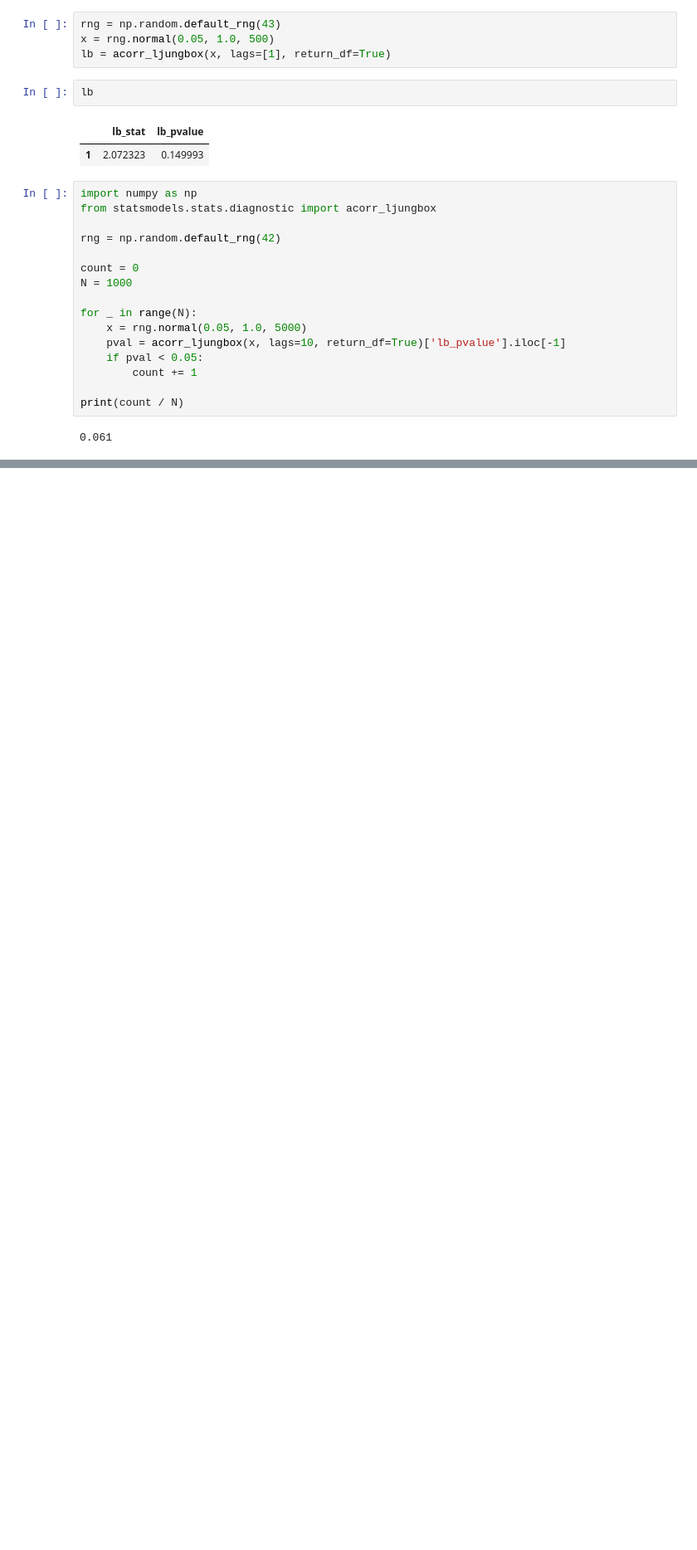
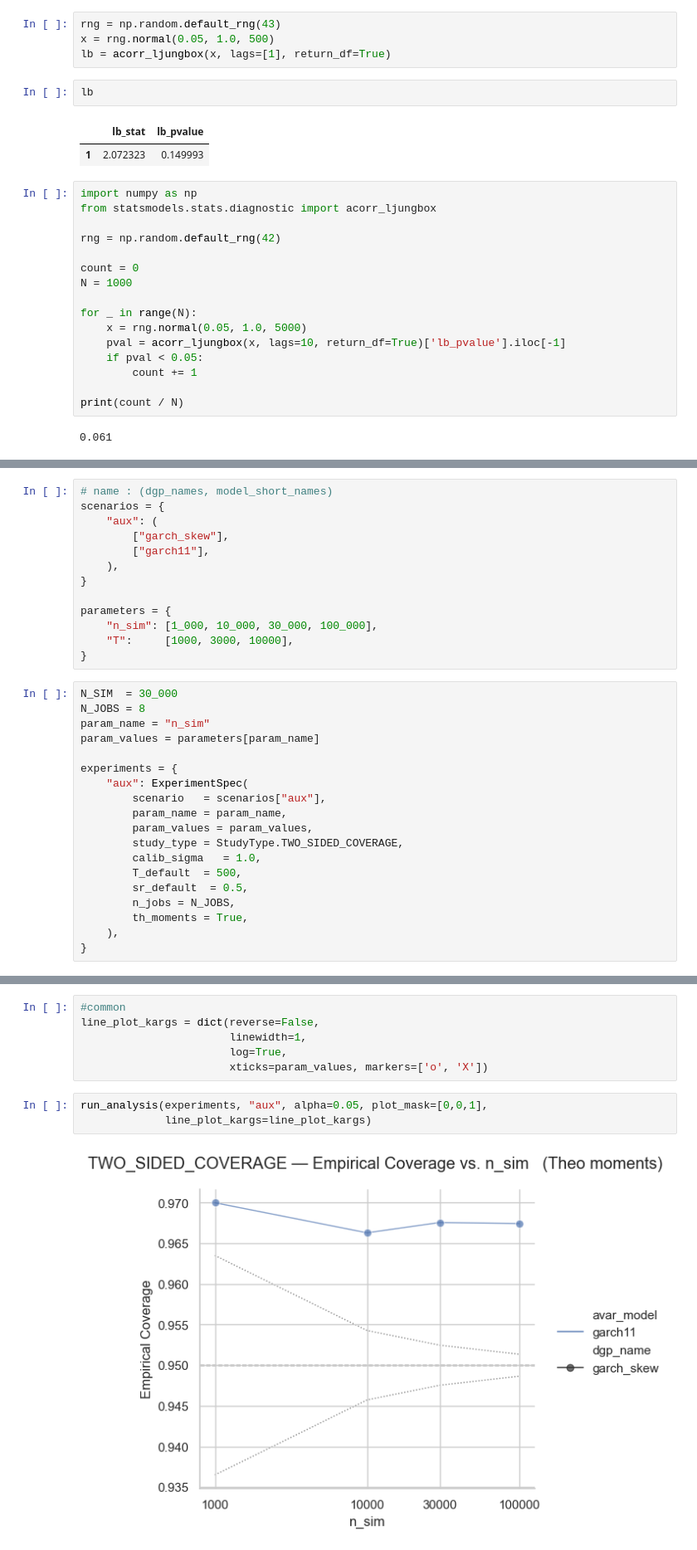
Before and after one commit to Fabro2701/sharpe_ratio_TFM, a Jupyter notebook: notebooks/test.ipynb, the cells around one changed output, grey strips where cells are left out. Shown at 83% size. Cells and saved outputs as stored; diff of their text form; blank space fills up the shorter version.

```diff
--- a/notebooks/test.ipynb
+++ b/notebooks/test.ipynb
@@ -109,0 +423,32 @@ print(count / N)
+# %%
+# name : (dgp_names, model_short_names)
+scenarios = {
+    "aux": (
+        ["garch_skew"],
+        ["garch11"],
+    ),
+}
+
+parameters = {
+    "n_sim": [1_000, 10_000, 30_000, 100_000],
+    "T":     [1000, 3000, 10000],
+}
+# %%
+N_SIM  = 30_000
+N_JOBS = 8
+param_name = "n_sim"
+param_values = parameters[param_name]
+
+experiments = {
+    "aux": ExperimentSpec(
+        scenario   = scenarios["aux"],
+        param_name = param_name,
+        param_values = param_values,
+        study_type = StudyType.TWO_SIDED_COVERAGE,
+        calib_sigma   = 1.0,
+        T_default  = 500,
+        sr_default  = 0.5,
+        n_jobs = N_JOBS,
+        th_moments = True,
+    ),
+}
@@ -109,0 +474,11 @@ print(count / N)
+# %%
+#common
+line_plot_kargs = dict(reverse=False,
+                       linewidth=1,
+                       log=True,
+                       xticks=param_values, markers=['o', 'X'])
+# %%
+run_analysis(experiments, "aux", alpha=0.05, plot_mask=[0,0,1],
+             line_plot_kargs=line_plot_kargs)
+# %% [output]
+[figure, added]
```
Also changed, not shown: parts of 40 cells of this notebook, 10 other files.
